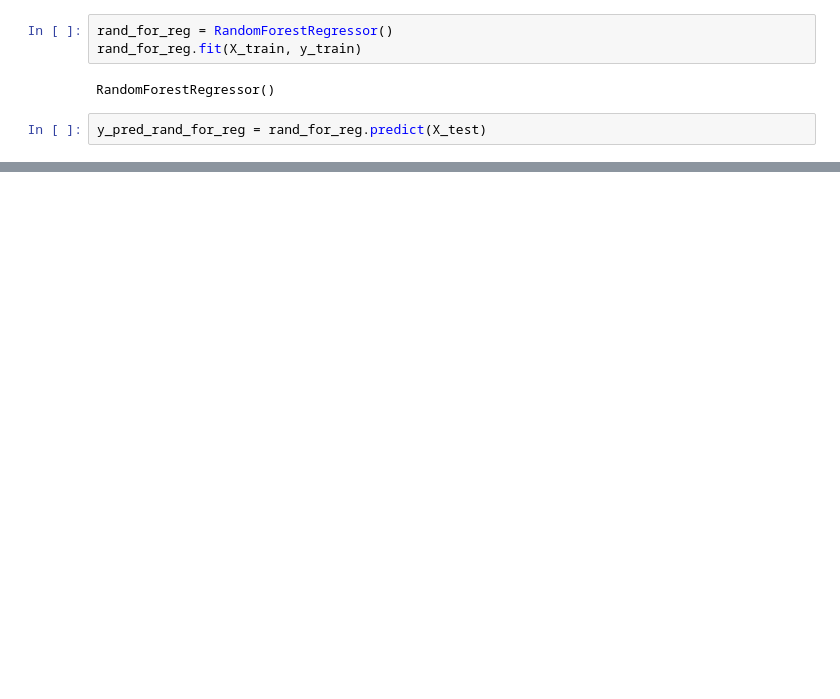
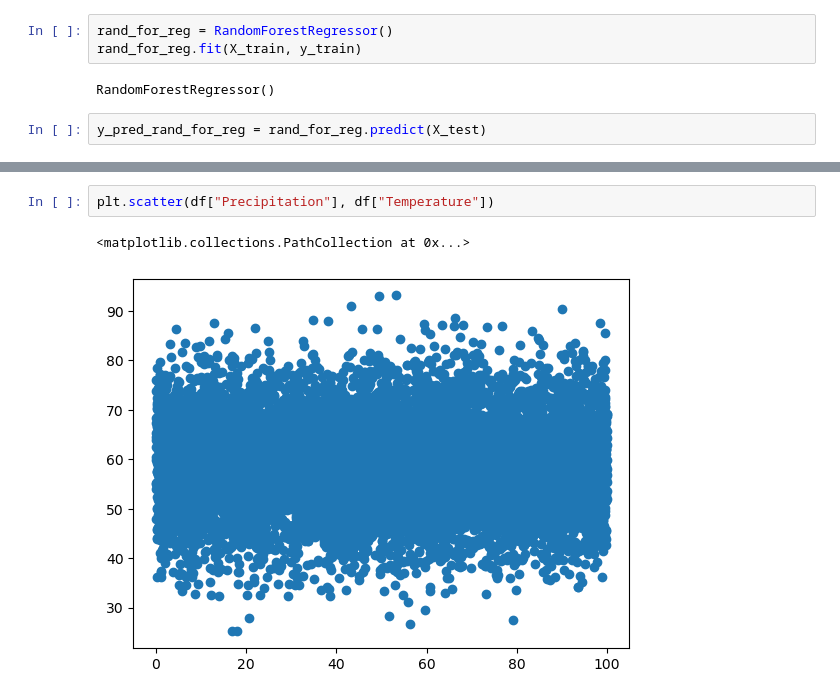
Before and after one commit to totallythemayor/STAT4185_Final_Project, a Jupyter notebook: main.ipynb, the cells around one changed output, grey strips where cells are left out. Cells and saved outputs as stored; diff of their text form; blank space fills up the shorter version.

```diff
--- a/main.ipynb
+++ b/main.ipynb
@@ -226,0 +253,5 @@ Root Mean Squared Error: 9.43646297149636
+# %%
+plt.scatter(df["Precipitation"], df["Temperature"])
+# %% [output]
+<matplotlib.collections.PathCollection at 0x...>
+[figure, added]
```
Also changed, not shown: parts of 11 cells of this notebook.
